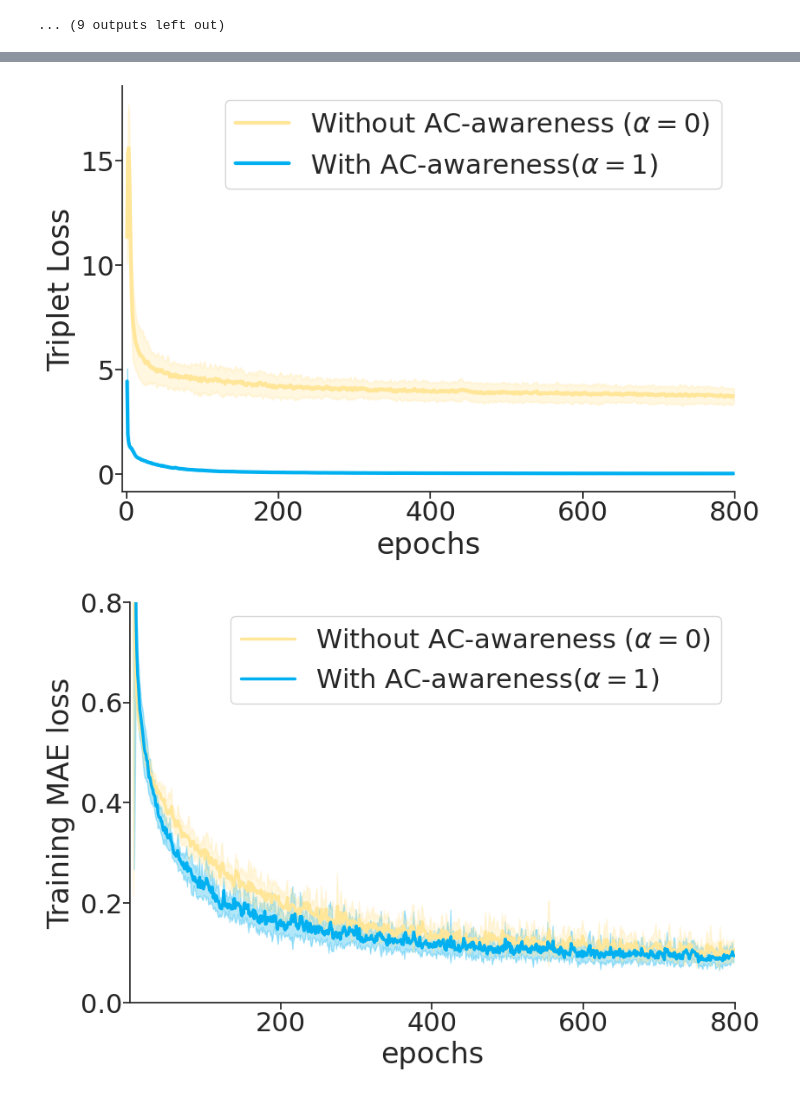
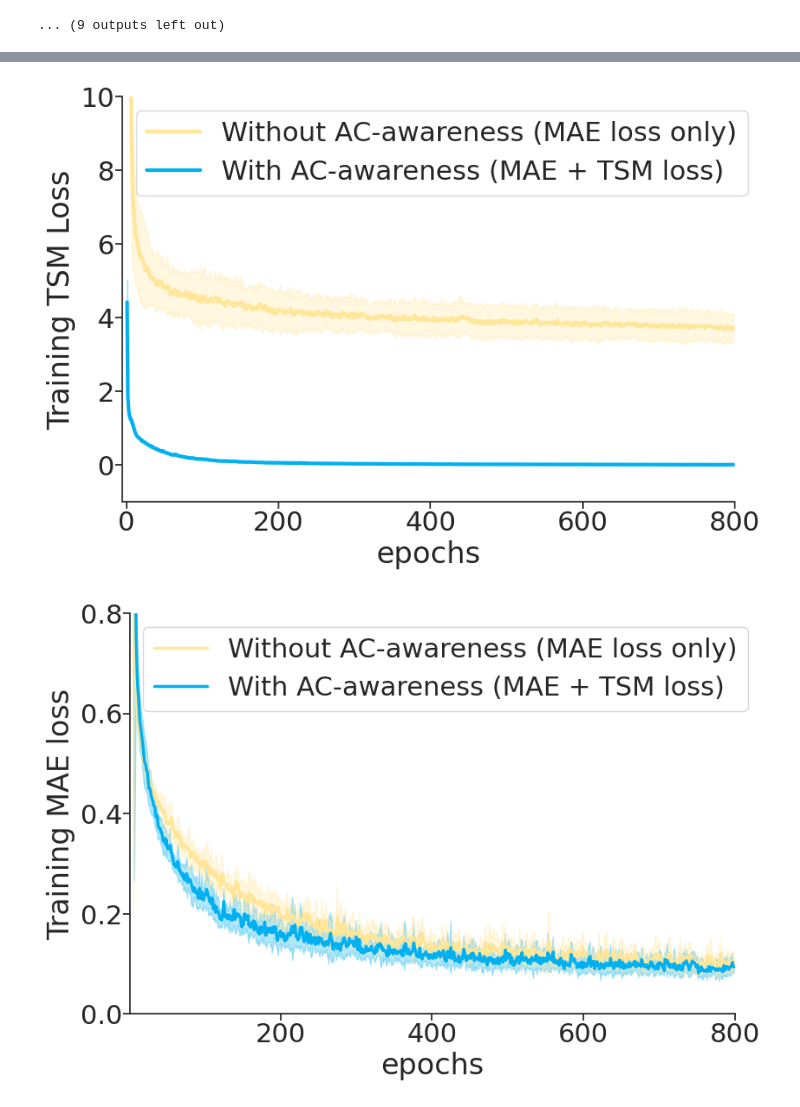
Before and after one commit to shenwanxiang/ACANet, a Jupyter notebook: experiment/00_PoC/PoC_HSSMS_loss.ipynb, the cells around one changed output, grey strips where cells are left out. Saved outputs shown, nothing was run; the diff lists cells and outputs as text; code cells hidden in the pictures.

```diff
--- a/experiment/00_PoC/PoC_HSSMS_loss.ipynb
+++ b/experiment/00_PoC/PoC_HSSMS_loss.ipynb
@@ -355,8 +355,8 @@ colors = ['#FFE699','#00B0F0']
 
 y = 'val_rmse'
 
-n1 = r'With AC-awareness($\alpha=1$)'
-n2 = r'Without AC-awareness ($\alpha = 0 $)'
+n1 = r'With AC-awareness (MAE + TSM loss)'
+n2 = r'Without AC-awareness (MAE loss only)'
 
 
 dfp = df2.groupby('Epoch').mean()[y].to_frame(name = n2).join(df1.groupby('Epoch').mean()[y].to_frame(name = n1)).rolling(1).mean()
@@ -375,4 +375,5 @@ ax.set_xlim(1,800)
 
 ax.tick_params(left='off', labelleft='on', labelbottom='on', bottom = 'off',  pad=.5,)
 fig.savefig('./Validation_RMSE.svg', bbox_inches='tight', dpi=400)
+fig.savefig('./Validation_RMSE.pdf', bbox_inches='tight', dpi=400)
 # %% [output]
@@ -384,8 +385,6 @@ colors = ['#FFE699','#00B0F0']
 
 y = 'test_rmse'
 
-n1 = r'With AC-awareness($\alpha=1$)'
-n2 = r'Without AC-awareness ($\alpha = 0 $)'
 
 
 dfp = df2.groupby('Epoch').mean()[y].to_frame(name = n2).join(df1.groupby('Epoch').mean()[y].to_frame(name = n1)).rolling(1).mean()
@@ -404,4 +403,5 @@ ax.set_xlim(1,800)
 
 ax.tick_params(left='off', labelleft='on', labelbottom='on', bottom = 'off',  pad=.5,)
 fig.savefig('./Test_RMSE.svg' , bbox_inches='tight', dpi=400)
+fig.savefig('./Test_RMSE.pdf' , bbox_inches='tight', dpi=400)
 # %% [output]
@@ -435,23 +436,25 @@ fig.savefig('./Number_of_mined_ACTs_during_training.svg' , bbox_inches='tight',
 # %%
 fig, ax = plt.subplots(figsize=(9, 6))
 y = 'train_triplet_loss'
 dfp = df2.groupby('Epoch').mean()[y].to_frame(name = n2).join(df1.groupby('Epoch').mean()[y].to_frame(name = n1)).rolling(1).mean()
 dfp_std = df2.groupby('Epoch').std()[y].to_frame(name = n2).join(df1.groupby('Epoch').std()[y].to_frame(name = n1)).rolling(1).mean()
 
 dfp.plot(lw = 3, ax=ax,color = colors, alpha =1)
 ax.fill_between(dfp.index, (dfp - dfp_std)[n1], (dfp + dfp_std)[n1], color=colors[1], alpha=0.3)
 ax.fill_between(dfp.index, (dfp - dfp_std)[n2], (dfp + dfp_std)[n2], color=colors[0], alpha=0.3)
 
 ax.spines[['right', 'top']].set_visible(False)
 ax.set_xlim(-5,800)
+ax.set_ylim(-1,10)
 
 
-ax.set_ylabel('Triplet Loss')
+ax.set_ylabel('Training TSM Loss')
 ax.set_xlabel('epochs')
 ax.tick_params(left='off', labelleft='on', labelbottom='on', bottom = 'off',  pad=.5,)
 fig.savefig('./Triplet_loss_during_training.svg', bbox_inches='tight', dpi=400)
+fig.savefig('./Triplet_loss_during_training.pdf', bbox_inches='tight', dpi=400)
 # %% [output]
-[figure, old version]
+[figure, new version]
 # %%
 fig, ax = plt.subplots(figsize=(9, 6))
 
@@ -477,5 +480,6 @@ ax.set_xlim(1,800)
 
 ax.tick_params(left='off', labelleft='on', labelbottom='on', bottom = 'off',  pad=.5,)
 fig.savefig('./Train_mae_los.svg', bbox_inches='tight', dpi=400)
+fig.savefig('./Train_mae_los.pdf', bbox_inches='tight', dpi=400)
 # %% [output]
-[figure, old version]
+[figure, new version]
```
Also changed, not shown: parts of 3 cells of this notebook, 14 other files.
